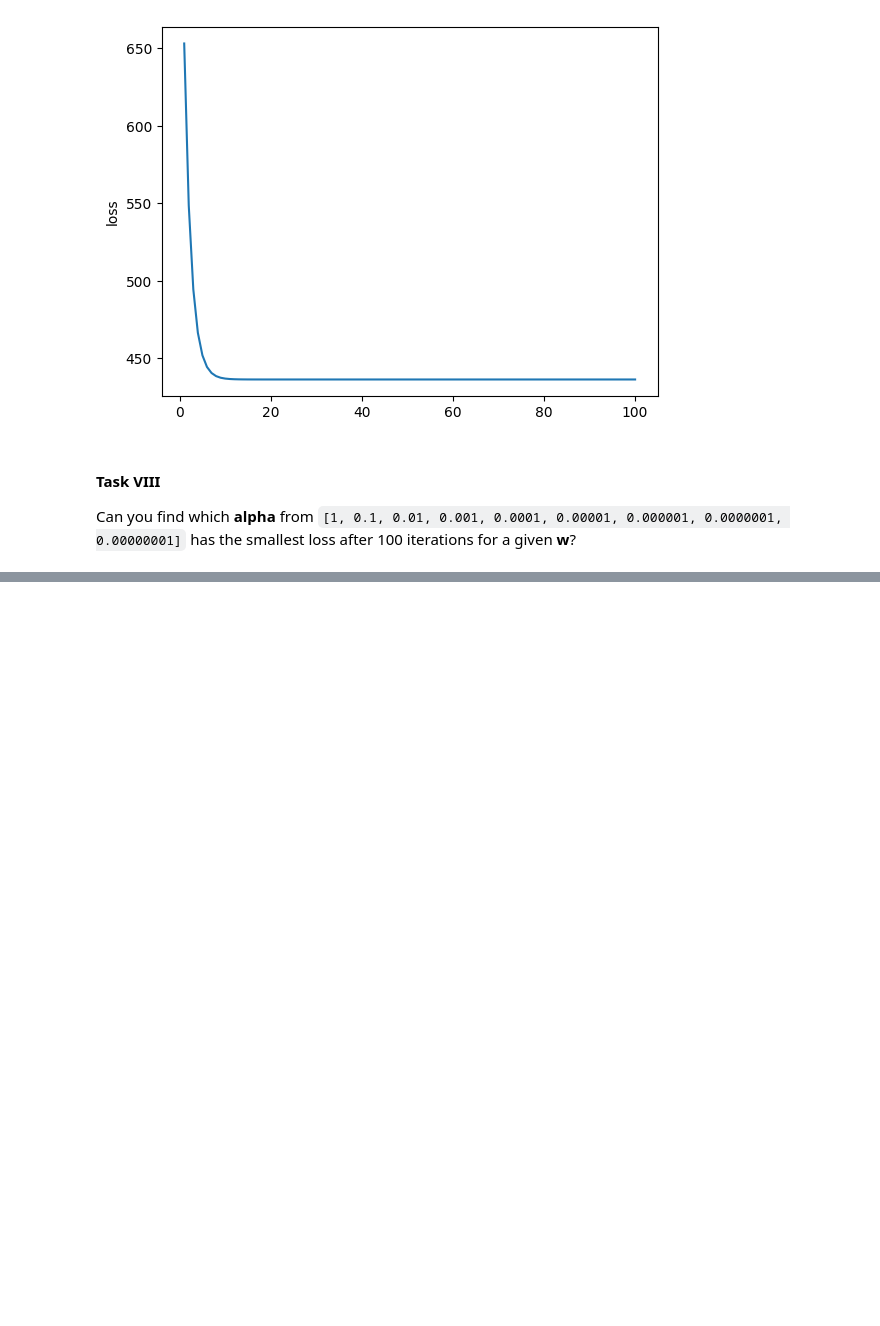
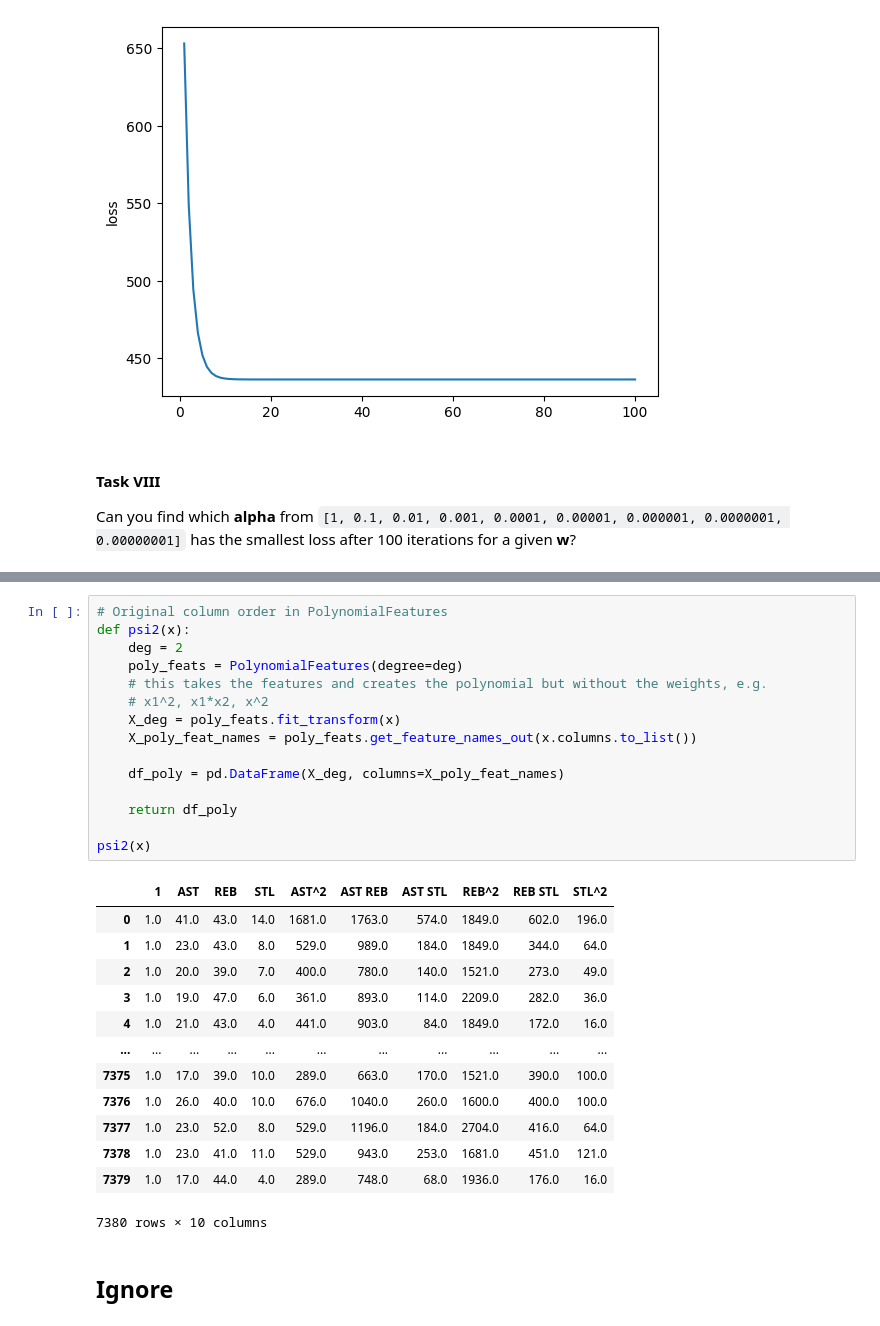
Before and after one commit to silvhua-Lighthouse/2022-10-12-regression_exercise, a Jupyter notebook: gradient_descent_challenge.ipynb, the cells around one changed output, grey strips where cells are left out. Saved outputs shown, nothing was run; the diff lists cells and outputs as text; blank space fills up the shorter version.

```diff
--- a/gradient_descent_challenge.ipynb
+++ b/gradient_descent_challenge.ipynb
@@ -290,3 +336,34 @@ plot_loss(x,y,alpha_list,w,max_iter)
+# %%
+# Original column order in PolynomialFeatures
+def psi2(x):
+    deg = 2
+    poly_feats = PolynomialFeatures(degree=deg)
+    # this takes the features and creates the polynomial but without the weights, e.g.
+    # x1^2, x1*x2, x^2
+    X_deg = poly_feats.fit_transform(x)
+    X_poly_feat_names = poly_feats.get_feature_names_out(x.columns.to_list())
+
+    df_poly = pd.DataFrame(X_deg, columns=X_poly_feat_names)
+
+    return df_poly
+
+psi2(x)
+# %% [output]
+|  | 1 | AST | REB | STL | AST^2 | AST REB | AST STL | REB^2 | REB STL | STL^2 |
+| 0 | 1.0 | 41.0 | 43.0 | 14.0 | 1681.0 | 1763.0 | 574.0 | 1849.0 | 602.0 | 196.0 |
+| 1 | 1.0 | 23.0 | 43.0 | 8.0 | 529.0 | 989.0 | 184.0 | 1849.0 | 344.0 | 64.0 |
+| 2 | 1.0 | 20.0 | 39.0 | 7.0 | 400.0 | 780.0 | 140.0 | 1521.0 | 273.0 | 49.0 |
+| 3 | 1.0 | 19.0 | 47.0 | 6.0 | 361.0 | 893.0 | 114.0 | 2209.0 | 282.0 | 36.0 |
+| 4 | 1.0 | 21.0 | 43.0 | 4.0 | 441.0 | 903.0 | 84.0 | 1849.0 | 172.0 | 16.0 |
+| ... | ... | ... | ... | ... | ... | ... | ... | ... | ... | ... |
+| 7375 | 1.0 | 17.0 | 39.0 | 10.0 | 289.0 | 663.0 | 170.0 | 1521.0 | 390.0 | 100.0 |
+| 7376 | 1.0 | 26.0 | 40.0 | 10.0 | 676.0 | 1040.0 | 260.0 | 1600.0 | 400.0 | 100.0 |
+| 7377 | 1.0 | 23.0 | 52.0 | 8.0 | 529.0 | 1196.0 | 184.0 | 2704.0 | 416.0 | 64.0 |
+| 7378 | 1.0 | 23.0 | 41.0 | 11.0 | 529.0 | 943.0 | 253.0 | 1681.0 | 451.0 | 121.0 |
+| 7379 | 1.0 | 17.0 | 44.0 | 4.0 | 289.0 | 748.0 | 68.0 | 1936.0 | 176.0 | 16.0 |
+7380 rows × 10 columns
+# %% [markdown]
+## Ignore
 # %%
 deg = 2
 poly_feats = PolynomialFeatures(degree=2)
```
Also changed, not shown: parts of 16 cells of this notebook.
